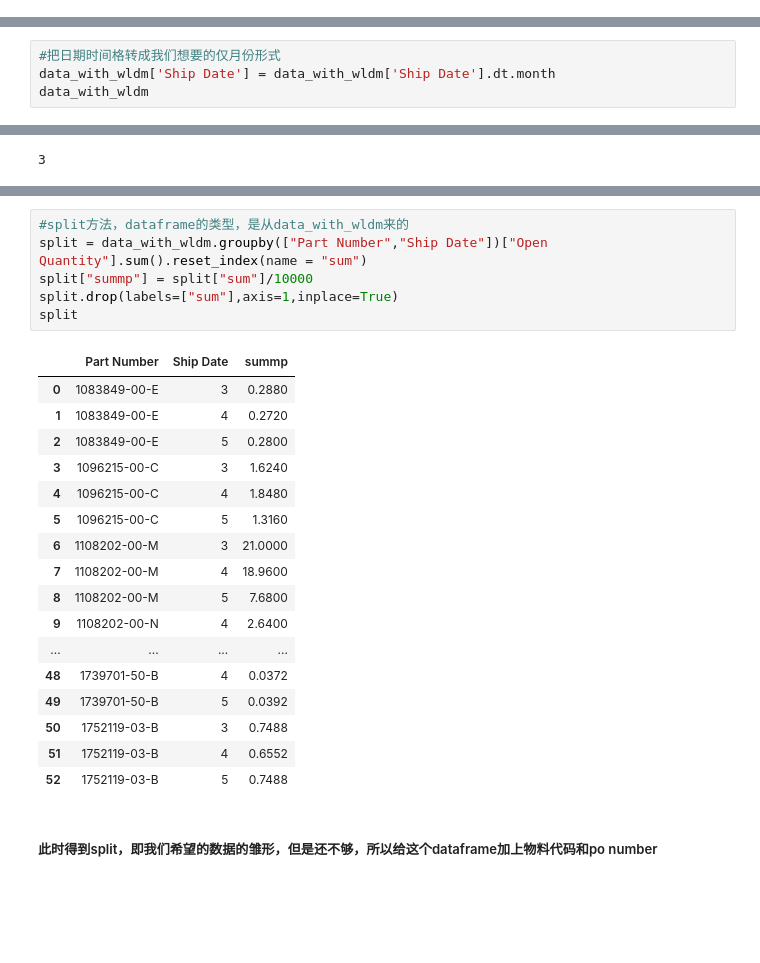
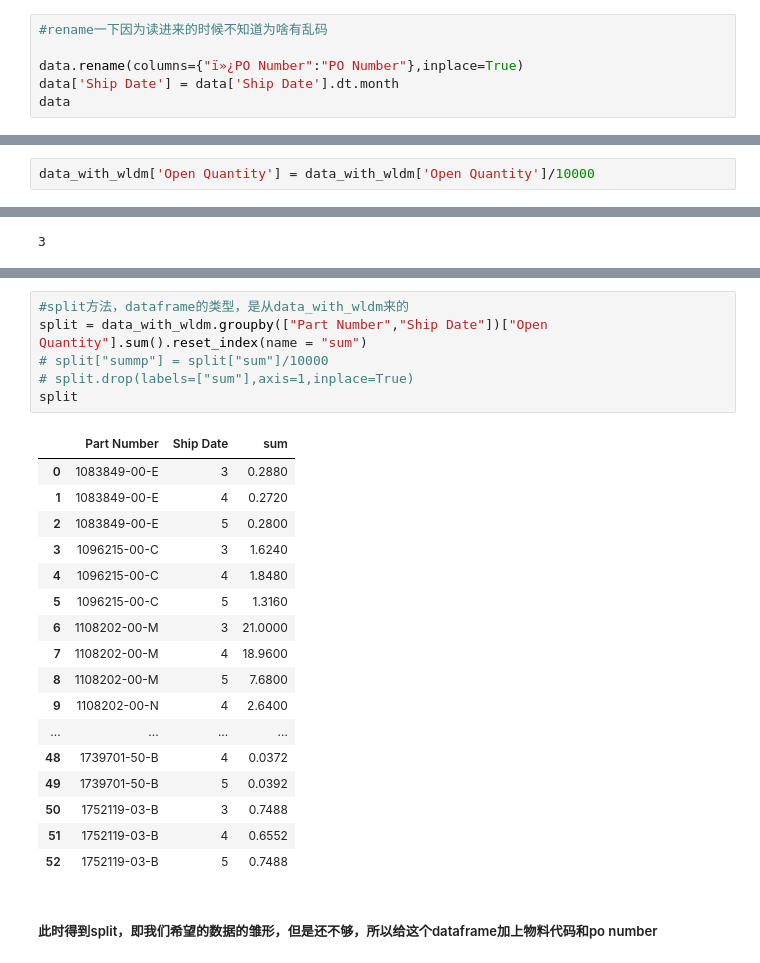
Before and after one commit to DDMeer/sanhuasanhua, a Jupyter notebook: sanhua_analysis.ipynb, the cells around one changed output, grey strips where cells are left out. Cells and saved outputs as stored; diff of their text form; blank space fills up the shorter version.

```diff
--- a/sanhua_analysis.ipynb
+++ b/sanhua_analysis.ipynb
@@ -39,3 +39,9 @@ data
 | 355 | 7700015506 | 111 Empire Blvd Brookshire TX 774... | 20 | 136 | 2/24/23 | 1096215-00-C | ... |
 | 356 | 7700010069 | 45500 Fremont Blvd Fremont CA 945... | 170 | 349 | 2/25/23 | 1547595-A2-F | ... |
 357 rows × 11 columns
+# %%
+#rename一下因为读进来的时候不知道为啥有乱码
+
+data.rename(columns={"ï»¿PO Number":"PO Number"},inplace=True)
+data['Ship Date'] = data['Ship Date'].dt.month
+data
@@ -67,6 +151,2 @@ data_with_wldm
 # %% [markdown]
 #### 生成我们想要的数据内容以供填充
-# %%
-#把日期时间格转成我们想要的仅月份形式
-data_with_wldm['Ship Date'] = data_with_wldm['Ship Date'].dt.month
-data_with_wldm
@@ -87,3 +155,5 @@ data_with_wldm
+# %%
+data_with_wldm['Open Quantity'] = data_with_wldm['Open Quantity']/10000
 # %%
 data_with_wldm.iloc[0,7]
 # %% [output]
@@ -112,11 +200,11 @@ red_special
 # %%
 #split方法，dataframe的类型，是从data_with_wldm来的
 split = data_with_wldm.groupby(["Part Number","Ship Date"])["Open Quantity"].sum().reset_index(name = "sum")
-split["summp"] = split["sum"]/10000
-split.drop(labels=["sum"],axis=1,inplace=True)
+# split["summp"] = split["sum"]/10000
+# split.drop(labels=["sum"],axis=1,inplace=True)
 split
 # %% [output]
-|  | Part Number | Ship Date | summp |
+|  | Part Number | Ship Date | sum |
 | 0 | 1083849-00-E | 3 | 0.2880 |
 | 1 | 1083849-00-E | 4 | 0.2720 |
 | 2 | 1083849-00-E | 5 | 0.2800 |
```
Also changed, not shown: parts of 25 cells of this notebook, 4 other files.
